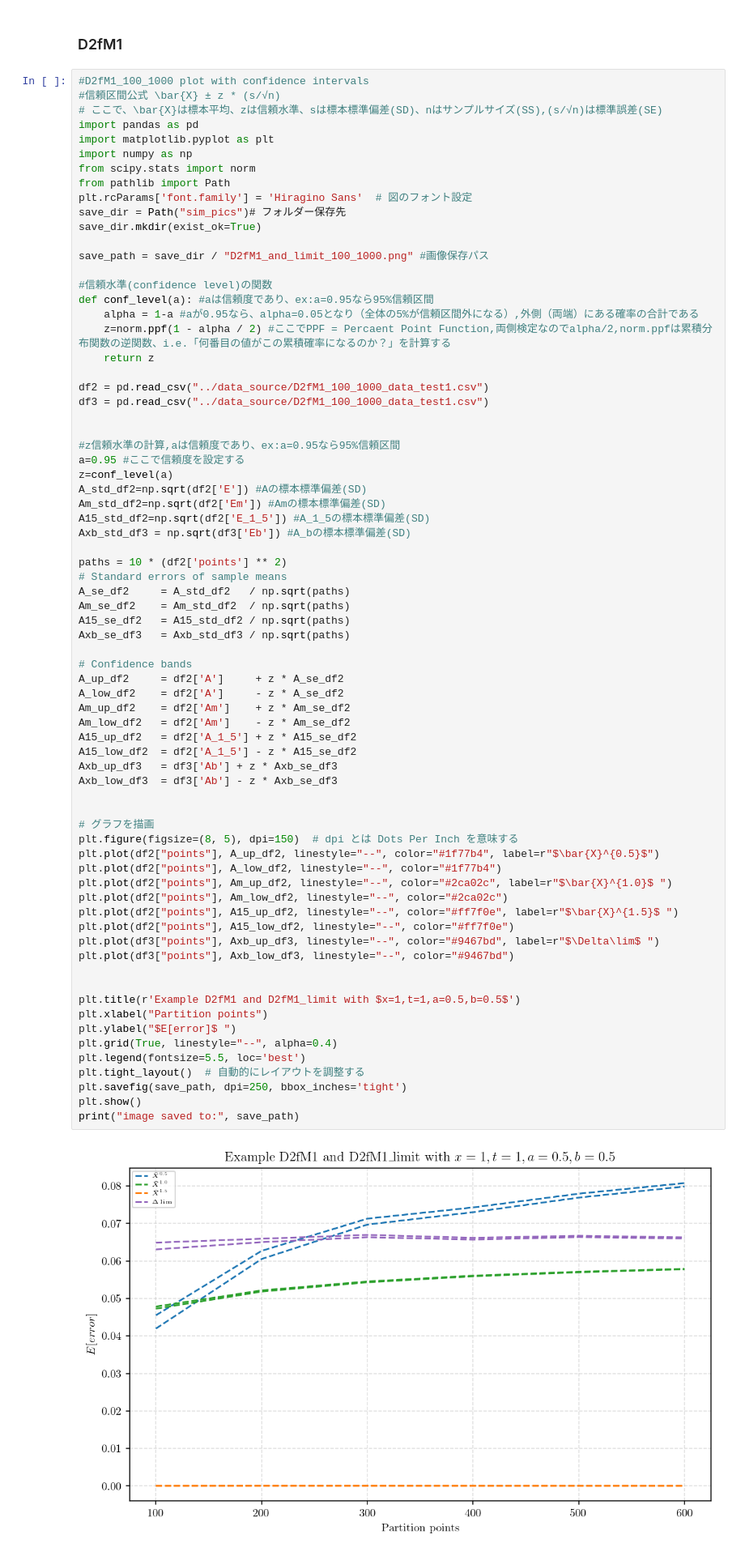
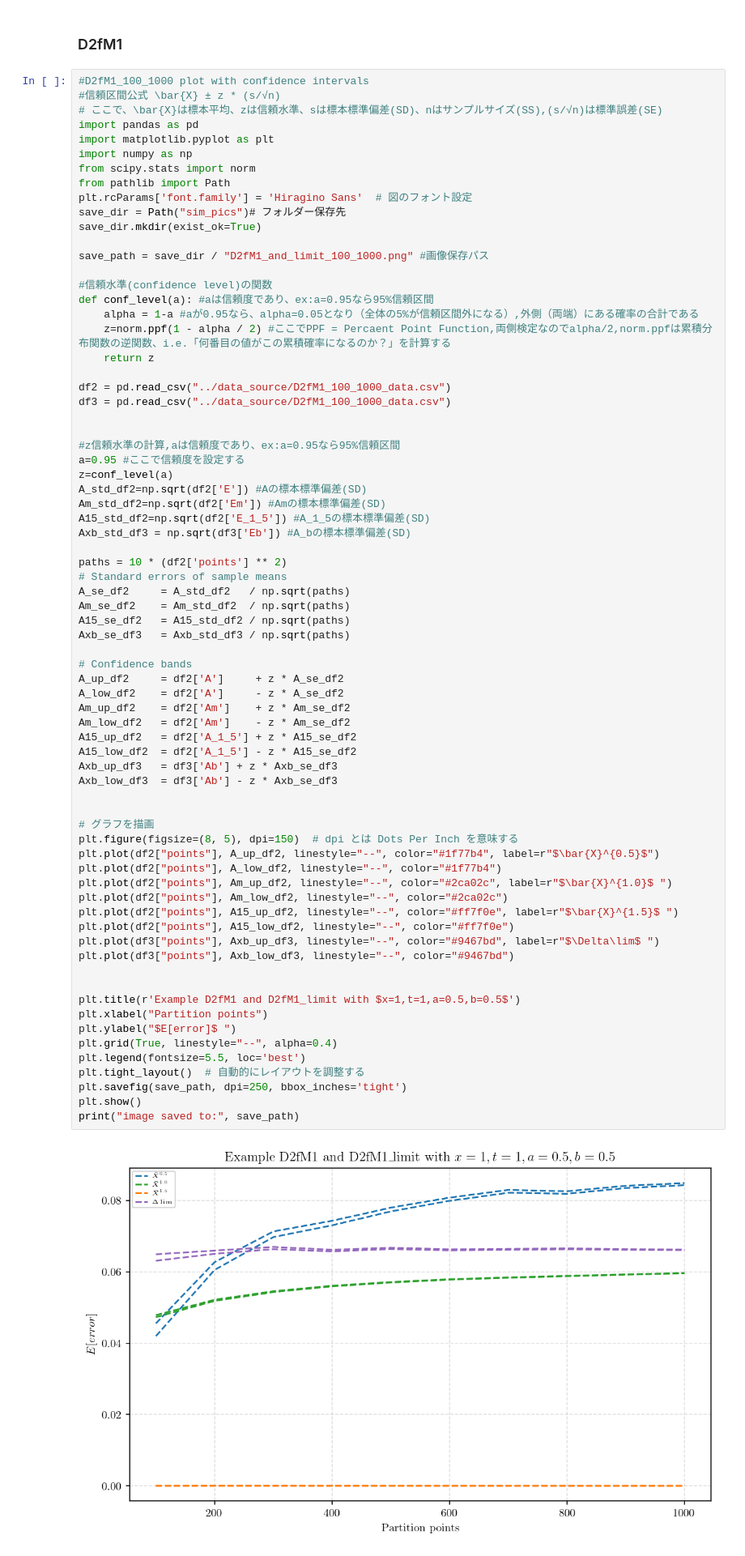
Before and after one commit to Andriyichenko/simulation, a Jupyter notebook: D2f/D2f_plot.ipynb, the cells around one changed output. Shown at 81% size. Cells and saved outputs as stored; diff of their text form.

```diff
--- a/D2f/D2f_plot.ipynb
+++ b/D2f/D2f_plot.ipynb
@@ -268,8 +268,8 @@ def conf_level(a): #aは信頼度であり、ex:a=0.95なら95%信頼区間
     z=norm.ppf(1 - alpha / 2) #ここでPPF = Percaent Point Function,両側検定なのでalpha/2,norm.ppfは累積分布関数の逆関数、i.e.「何番目の値がこの累積確率になるのか？」を計算する
     return z
 
-df2 = pd.read_csv("../data_source/D2fM1_100_1000_data_test1.csv")
-df3 = pd.read_csv("../data_source/D2fM1_100_1000_data_test1.csv")
+df2 = pd.read_csv("../data_source/D2fM1_100_1000_data.csv")
+df3 = pd.read_csv("../data_source/D2fM1_100_1000_data.csv")
 
 
 #z信頼水準の計算,aは信頼度であり、ex:a=0.95なら95%信頼区間
@@ -293,34 +293,34 @@ A_low_df2    = df2['A']     - z * A_se_df2
 Am_up_df2    = df2['Am']    + z * Am_se_df2
 Am_low_df2   = df2['Am']    - z * Am_se_df2
 A15_up_df2   = df2['A_1_5'] + z * A15_se_df2
 A15_low_df2  = df2['A_1_5'] - z * A15_se_df2
 Axb_up_df3   = df3['Ab'] + z * Axb_se_df3
 Axb_low_df3  = df3['Ab'] - z * Axb_se_df3
 
 
 # グラフを描画
 plt.figure(figsize=(8, 5), dpi=150)  # dpi とは Dots Per Inch を意味する
 plt.plot(df2["points"], A_up_df2, linestyle="--", color="#1f77b4", label=r"$\bar{X}^{0.5}$")
 plt.plot(df2["points"], A_low_df2, linestyle="--", color="#1f77b4")
 plt.plot(df2["points"], Am_up_df2, linestyle="--", color="#2ca02c", label=r"$\bar{X}^{1.0}$ ")
 plt.plot(df2["points"], Am_low_df2, linestyle="--", color="#2ca02c")
 plt.plot(df2["points"], A15_up_df2, linestyle="--", color="#ff7f0e", label=r"$\bar{X}^{1.5}$ ")
 plt.plot(df2["points"], A15_low_df2, linestyle="--", color="#ff7f0e")
 plt.plot(df3["points"], Axb_up_df3, linestyle="--", color="#9467bd", label=r"$\Delta\lim$ ")
 plt.plot(df3["points"], Axb_low_df3, linestyle="--", color="#9467bd")
 
 
 plt.title(r'Example D2fM1 and D2fM1_limit with $x=1,t=1,a=0.5,b=0.5$')
 plt.xlabel("Partition points")
 plt.ylabel("$E[error]$ ")
 plt.grid(True, linestyle="--", alpha=0.4)
 plt.legend(fontsize=5.5, loc='best')
 plt.tight_layout()  # 自動的にレイアウトを調整する
 plt.savefig(save_path, dpi=250, bbox_inches='tight')
 plt.show()
 print("image saved to:", save_path)
 # %% [output]
-[figure, old version]
+[figure, new version]
 image saved to: sim_pics/D2fM1_and_limit_100_1000.png
 # %% [markdown]
 ### D2fM1_log
```
Also changed, not shown: parts of 3 cells of this notebook, 11 other files.
